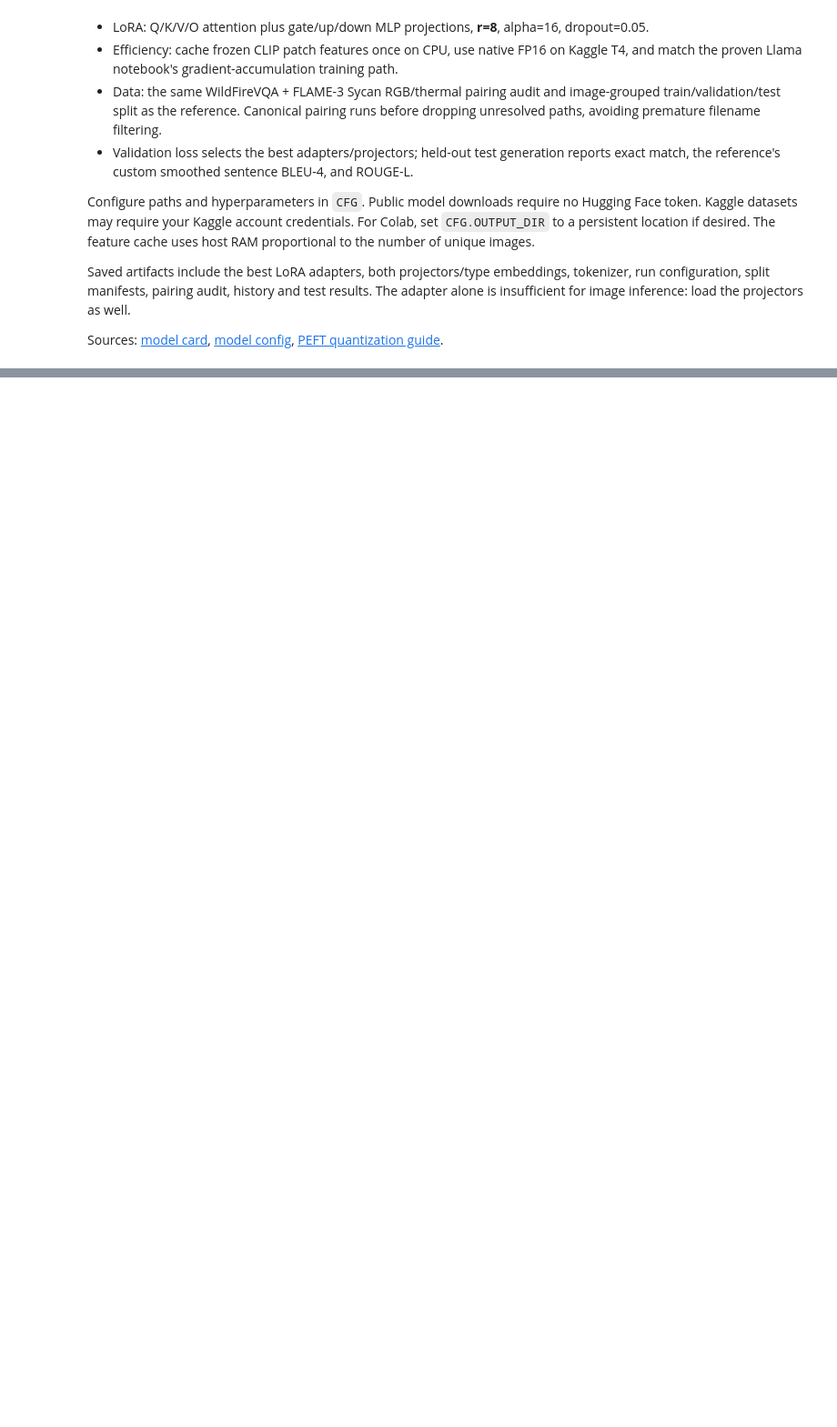
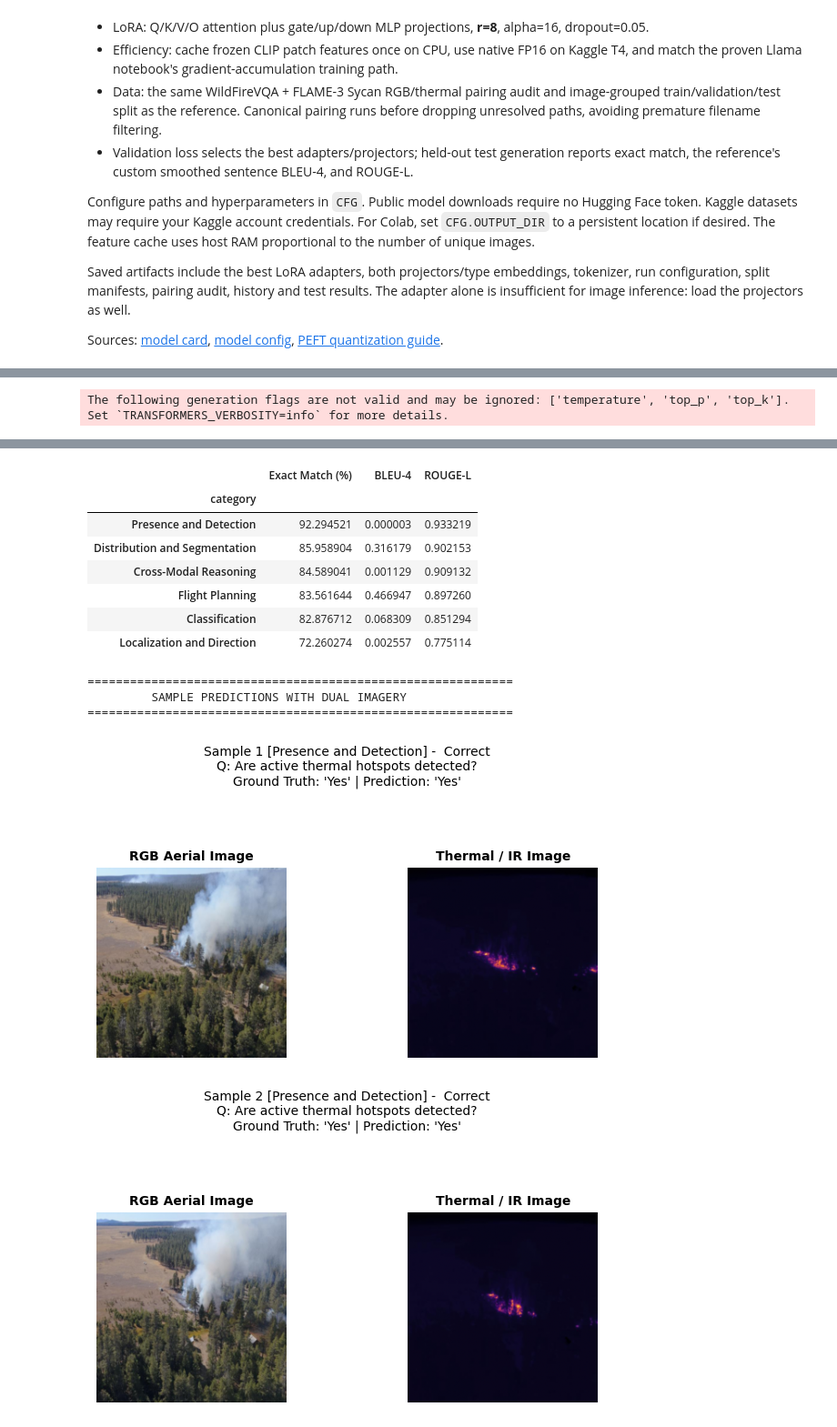
Before and after one commit to Rishab830/FinalYear, a Jupyter notebook: firevlm-qwen2-vl-1.5b-lora-high-capacity-all-linear-r8.ipynb, the cells around one changed output, grey strips where cells are left out. Shown at 91% size. Saved outputs shown, nothing was run; the diff lists cells and outputs as text; code cells hidden in the pictures; blank space fills up the shorter version.

Commit message:
added qwen lora qvko up down gate r8

```diff
--- a/firevlm-qwen2-vl-1.5b-lora-high-capacity-all-linear-r8.ipynb
+++ b/firevlm-qwen2-vl-1.5b-lora-high-capacity-all-linear-r8.ipynb
@@ -162,6 +177,7 @@ class CFG:
     VISION_CACHE_BATCH_SIZE = 16
     LOG_EVERY = 25
     OUTPUT_DIR = Path('/kaggle/working/firevlm_qwen2_1_5b_lora_high_capacity_all_linear_r8')
+    INPUT_DIR = Path('/kaggle/input/models/varunadhityagb/high-qwen-r8/pytorch/default/1/firevlm_qwen2_1_5b_lora_high_capacity_all_linear_r8')
 
 CFG.OUTPUT_DIR.mkdir(parents=True, exist_ok=True)
 random.seed(CFG.SEED)
@@ -1271,25 +1473,25 @@ pd.DataFrame(history).to_csv(CFG.OUTPUT_DIR / 'training_history.csv', index=Fals
 # %%
-best_proj_path = CFG.OUTPUT_DIR / 'best_projectors.pt'
-best_lora_path = CFG.OUTPUT_DIR / 'best_lora_adapters'
-primary_device = torch.device('cuda:0' if torch.cuda.is_available() else 'cpu')
+# best_proj_path = CFG.OUTPUT_DIR / 'best_projectors.pt'
+# best_lora_path = CFG.OUTPUT_DIR / 'best_lora_adapters'
+# primary_device = torch.device('cuda:0' if torch.cuda.is_available() else 'cpu')
 
-assert best_proj_path.is_file() and best_lora_path.is_dir(), 'Train before evaluating.'
-if best_proj_path.exists():
-    state = torch.load(best_proj_path, map_location=primary_device, weights_only=True)
-    model.rgb_projector.load_state_dict(state['rgb_projector'])
-    model.thermal_projector.load_state_dict(state['thermal_projector'])
-    model.rgb_type.data.copy_(state['rgb_type'].to(primary_device))
-    model.thermal_type.data.copy_(state['thermal_type'].to(primary_device))
-    print(f"Loaded best projectors from: {best_proj_path}")
+# assert best_proj_path.is_file() and best_lora_path.is_dir(), 'Train before evaluating.'
+# if best_proj_path.exists():
+#     state = torch.load(best_proj_path, map_location=primary_device, weights_only=True)
+#     model.rgb_projector.load_state_dict(state['rgb_projector'])
+#     model.thermal_projector.load_state_dict(state['thermal_projector'])
+#     model.rgb_type.data.copy_(state['rgb_type'].to(primary_device))
+#     model.thermal_type.data.copy_(state['thermal_type'].to(primary_device))
+#     print(f"Loaded best projectors from: {best_proj_path}")
 
-if best_lora_path.exists():
-    # Actually load the best adapter weights (the old code only printed a message)
-    model.llm.load_adapter(str(best_lora_path), adapter_name='best', is_trainable=False)
-    model.llm.set_adapter('best')
-    print(f"Loaded best LoRA adapters from: {best_lora_path}")
+# if best_lora_path.exists():
+#     # Actually load the best adapter weights (the old code only printed a message)
+#     model.llm.load_adapter(str(best_lora_path), adapter_name='best', is_trainable=False)
+#     model.llm.set_adapter('best')
+#     print(f"Loaded best LoRA adapters from: {best_lora_path}")
 
-model.eval()
-model.llm.config.use_cache = True
+# model.eval()
+# model.llm.config.use_cache = True
 
 # 2. Evaluation DataLoader (is_eval=True -> No ground-truth answer in prompt)
 test_eval_loader = DataLoader(
@@ -1430,3 +1632,5 @@ for idx, item in enumerate(sample_visualizations):
     )
     plt.tight_layout()
     plt.show()
+# %% [output]
+The following generation flags are not valid and may be ignored: ['temperature', 'top_p', 'top_k']. Set `TRANSFORMERS_VERBOSITY=info` for more details.
@@ -1432,0 +1648,13 @@ for idx, item in enumerate(sample_visualizations):
+|  | Exact Match (%) | BLEU-4 | ROUGE-L |
+| category |  |  |  |
+| Presence and Detection | 92.294521 | 0.000003 | 0.933219 |
+| Distribution and Segmentation | 85.958904 | 0.316179 | 0.902153 |
+| Cross-Modal Reasoning | 84.589041 | 0.001129 | 0.909132 |
+| Flight Planning | 83.561644 | 0.466947 | 0.897260 |
+| Classification | 82.876712 | 0.068309 | 0.851294 |
+| Localization and Direction | 72.260274 | 0.002557 | 0.775114 |
+============================================================
+         SAMPLE PREDICTIONS WITH DUAL IMAGERY
+============================================================
+[figure, added]
+[figure, added]
```
Also changed, not shown: parts of 12 cells of this notebook.
